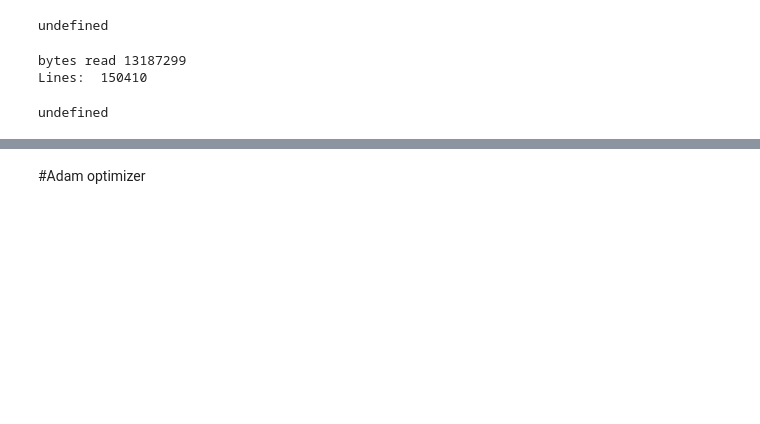
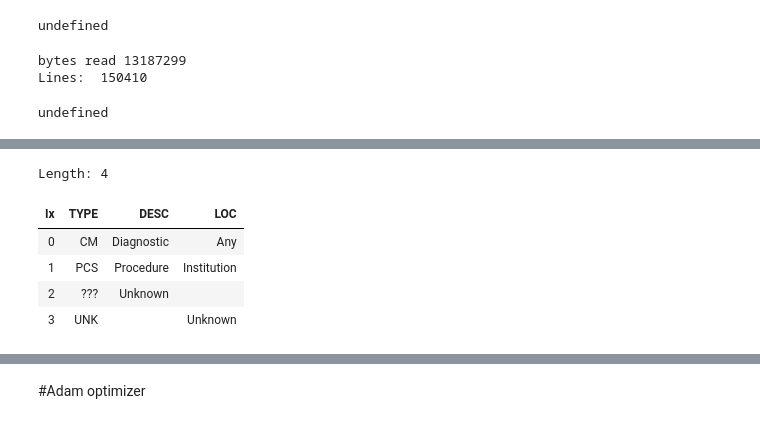
Before and after one commit to nurulc/data-frame, a Jupyter notebook: notebook/data-test.ipynb, the cells around one changed output, grey strips where cells are left out. Drawn from its saved outputs; the diff is of its cells as text; code cells hidden in the pictures; blank space fills up the shorter version.

```diff
--- a/notebook/data-test.ipynb
+++ b/notebook/data-test.ipynb
@@ -103,0 +137,9 @@ ReferenceError: data is not defined
+# %%
+NAMES.outerJoin(VALUES, "1.TYPE,DESC,LOC".split(','), 'TYPE').sort(["DESC", "TYPE"])
+# %% [output]
+Length: 4
+| Ix | TYPE | DESC | LOC |
+| 0 | CM | Diagnostic | Any |
+| 1 | PCS | Procedure | Institution |
+| 2 | ??? | Unknown |  |
+| 3 | UNK |  | Unknown |
```
Also changed, not shown: parts of 43 cells of this notebook, 57 other files.
